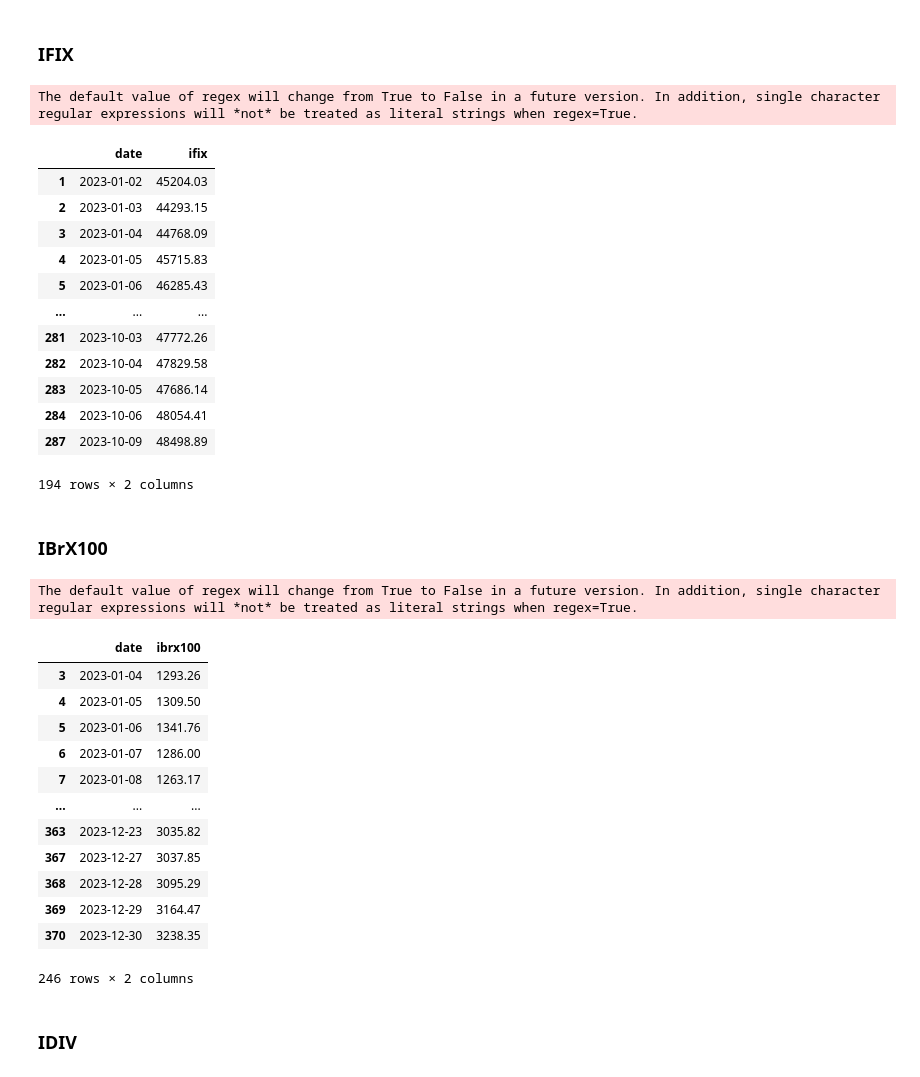
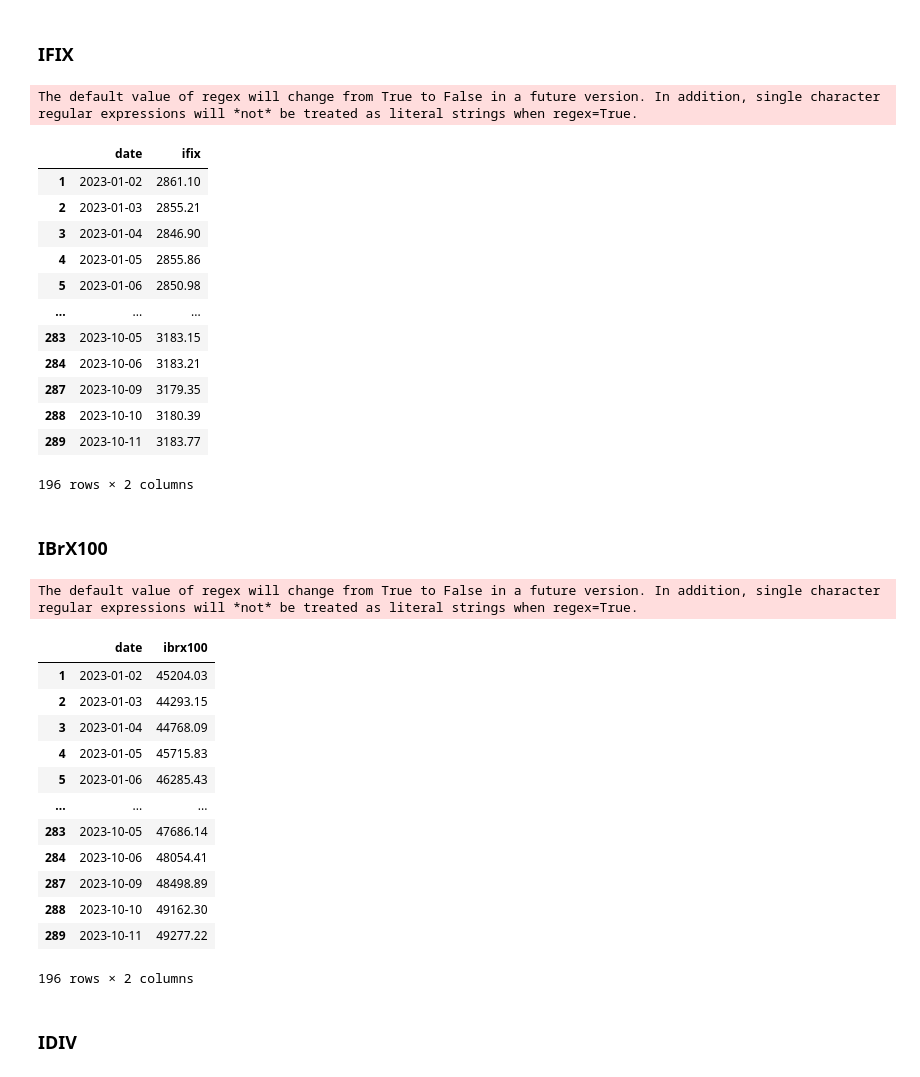
Before and after one commit to italo013/ETL-de-Indices, a Jupyter notebook: ETL_dos_Índices.ipynb, the cells around one changed output. Saved outputs shown, nothing was run; the diff lists cells and outputs as text; code cells hidden in the pictures.

```diff
--- a/ETL_dos_Índices.ipynb
+++ b/ETL_dos_Índices.ipynb
@@ -1564,7 +1639,7 @@ plot_candlestick(smll, title="Small Cap Candlestick")
 # %%
 ano = 2023
 
-response = requests.get('https://sistemaswebb3-listados.b3.com.br/indexStatisticsProxy/IndexCall/GetPortfolioDay/eyJpbmRleCI6IklCWFgiLCJsYW5ndWFnZSI6InB0LWJyIiwieWVhciI6IjIwMjMifQ==',
+response = requests.get(url_ifix[ano],
     cookies=ifix_cookies[ano],
     headers=ifix_headers,
 )
@@ -1576,47 +1651,47 @@ ifix
 # %% [output]
 The default value of regex will change from True to False in a future version. In addition, single character regular expressions will *not* be treated as literal strings when regex=True.
 |  | date | ifix |
-| 1 | 2023-01-02 | 45204.03 |
-| 2 | 2023-01-03 | 44293.15 |
-| 3 | 2023-01-04 | 44768.09 |
-| 4 | 2023-01-05 | 45715.83 |
-| 5 | 2023-01-06 | 46285.43 |
+| 1 | 2023-01-02 | 2861.10 |
+| 2 | 2023-01-03 | 2855.21 |
+| 3 | 2023-01-04 | 2846.90 |
+| 4 | 2023-01-05 | 2855.86 |
+| 5 | 2023-01-06 | 2850.98 |
 | ... | ... | ... |
-| 281 | 2023-10-03 | 47772.26 |
-| 282 | 2023-10-04 | 47829.58 |
-| 283 | 2023-10-05 | 47686.14 |
-| 284 | 2023-10-06 | 48054.41 |
-| 287 | 2023-10-09 | 48498.89 |
+| 283 | 2023-10-05 | 3183.15 |
+| 284 | 2023-10-06 | 3183.21 |
+| 287 | 2023-10-09 | 3179.35 |
+| 288 | 2023-10-10 | 3180.39 |
+| 289 | 2023-10-11 | 3183.77 |
-194 rows × 2 columns
+196 rows × 2 columns
 # %% [markdown]
 ### IBrX100
 # %%
 ano = 2023
 
-response = requests.get('https://sistemaswebb3-listados.b3.com.br/indexStatisticsProxy/IndexCall/GetPortfolioDay/eyJpbmRleCI6IklCWFgiLCJsYW5ndWFnZSI6InB0LWJyIiwieWVhciI6IjE5OTkifQ==',
+response = requests.get(url_ibrx100[ano],
     cookies=ibrx100_cookies[ano],
     headers=ibrx100_headers,
 )
 
 ibrx100 = response.json().get('results')
 ibrx100 = pd.json_normalize(ibrx100)
 ibrx100 = melt_dataframe(ibrx100, ano, 'ibrx100')
 ibrx100
 # %% [output]
 The default value of regex will change from True to False in a future version. In addition, single character regular expressions will *not* be treated as literal strings when regex=True.
 |  | date | ibrx100 |
-| 3 | 2023-01-04 | 1293.26 |
-| 4 | 2023-01-05 | 1309.50 |
-| 5 | 2023-01-06 | 1341.76 |
-| 6 | 2023-01-07 | 1286.00 |
-| 7 | 2023-01-08 | 1263.17 |
+| 1 | 2023-01-02 | 45204.03 |
+| 2 | 2023-01-03 | 44293.15 |
+| 3 | 2023-01-04 | 44768.09 |
+| 4 | 2023-01-05 | 45715.83 |
+| 5 | 2023-01-06 | 46285.43 |
 | ... | ... | ... |
-| 363 | 2023-12-23 | 3035.82 |
-| 367 | 2023-12-27 | 3037.85 |
-| 368 | 2023-12-28 | 3095.29 |
-| 369 | 2023-12-29 | 3164.47 |
-| 370 | 2023-12-30 | 3238.35 |
+| 283 | 2023-10-05 | 47686.14 |
+| 284 | 2023-10-06 | 48054.41 |
+| 287 | 2023-10-09 | 48498.89 |
+| 288 | 2023-10-10 | 49162.30 |
+| 289 | 2023-10-11 | 49277.22 |
-246 rows × 2 columns
+196 rows × 2 columns
 # %% [markdown]
 ### IDIV
 # %%
```
Also changed, not shown: parts of 22 cells of this notebook.
